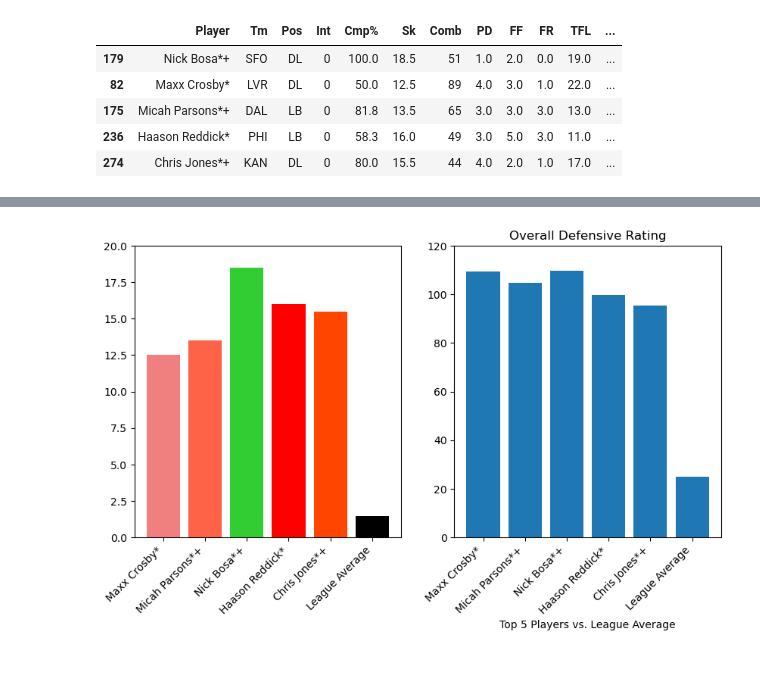
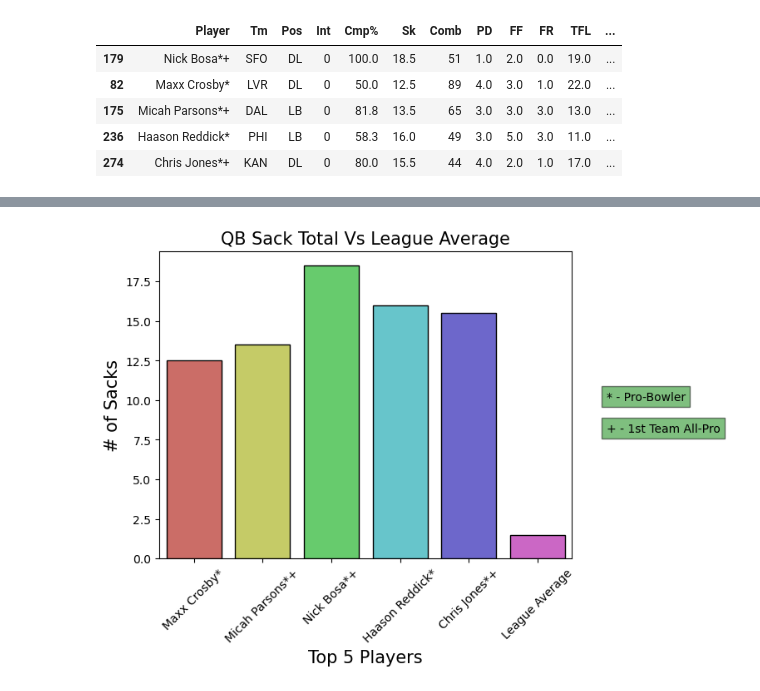
Before and after one commit to SHAWNSMITH16/individual_project, a Jupyter notebook: scratch.ipynb, the cells around one changed output, grey strips where cells are left out. Saved outputs shown, nothing was run; the diff lists cells and outputs as text; code cells hidden in the pictures.

```diff
--- a/scratch.ipynb
+++ b/scratch.ipynb
@@ -15,19 +75,3 @@ import functions as f
 # turn off pink boxes for demo
 import warnings
 warnings.filterwarnings("ignore")
-# %%
-#Importing advanced statistics from 2018 - 2022
-
-df_adv18 = pd.read_csv('2018_adv.csv')
-df_adv19 = pd.read_csv('2019_adv.csv')
-df_adv20 = pd.read_csv('2020_adv.csv')
-df_adv21 = pd.read_csv('2021_adv.csv')
-df_adv22 = pd.read_csv('2022_adv.csv')
-
-#Importing standard statistics from 2018 - 2022
-
-df_std18 = pd.read_csv('2018_std.csv')
-df_std19 = pd.read_csv('2019_std.csv')
-df_std20 = pd.read_csv('2020_std.csv')
-df_std21 = pd.read_csv('2021_std.csv')
-df_std22 = pd.read_csv('2022_std.csv')
@@ -177,18 +201,15 @@ plt.show()
-# %%
-fig, (ax1, ax2) = plt.subplots(1, 2, figsize=(10, 5))
-
-plt.title('QB Sacks')
-plt.xlabel('Top 5 Players vs. League Average')
-ax1.bar(results_22['Player'], results_22['Sk'], color = ['lightcoral', 'tomato', 'limegreen', 'Red', 'orangered', 'black'])
-ax1.set_ylim(0, 20)
-plt.title('Overall Defensive Rating')
-ax2.bar(results_22['Player'], results_22['ovr_rtg'])
-ax2.set_ylim(0, 120)
-
-plt.draw()
-
-ax1.set_xticklabels(ax1.get_xticklabels(), rotation=45, ha='right')
-ax2.set_xticklabels(ax2.get_xticklabels(), rotation=45, ha='right')
-plt.show()
-# %% [output]
-[figure, removed]
+# %%
+results = f.drumroll_please(df22, 95.5)
+# %%
+
+sns.barplot(y = results.Sk, x = results.Player, data = results, palette = 'hls', edgecolor = 'black')
+plt.xticks(rotation = 45)
+plt.title('QB Sack Total Vs League Average', fontdict = { 'fontsize': 15})
+plt.ylabel('# of Sacks', fontdict = { 'fontsize': 15})
+plt.xlabel('Top 5 Players', fontdict = { 'fontsize': 15})
+plt.text(6, 10, '* - Pro-Bowler', fontsize = 10, bbox = dict(facecolor = 'green', alpha = .5))
+plt.text(6, 8, '+ - 1st Team All-Pro', fontsize = 10, bbox = dict(facecolor = 'green', alpha = .5))
+
+plt.show()
+# %% [output]
+[figure, added]
```
Also changed, not shown: parts of 18 cells of this notebook.
